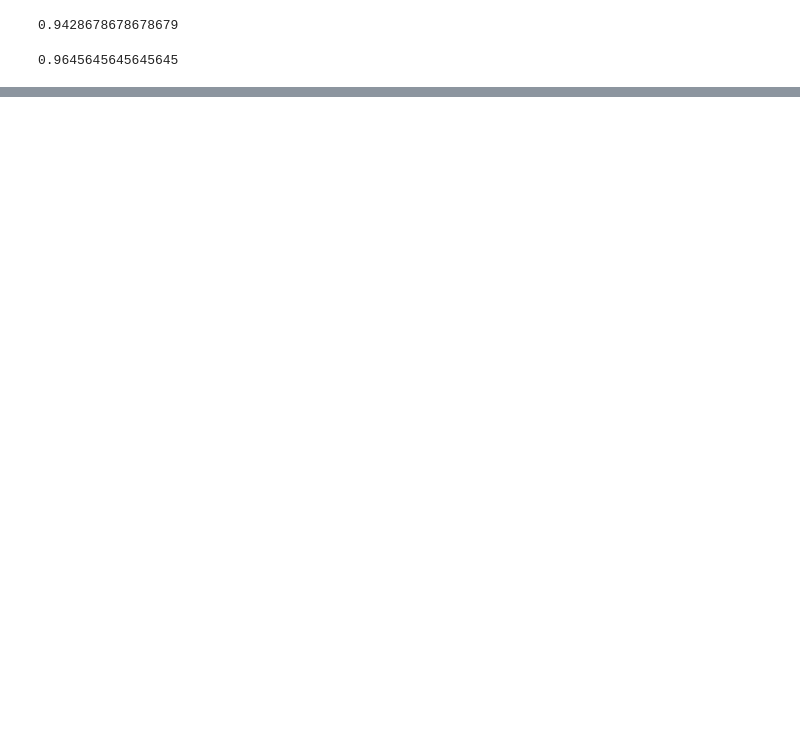
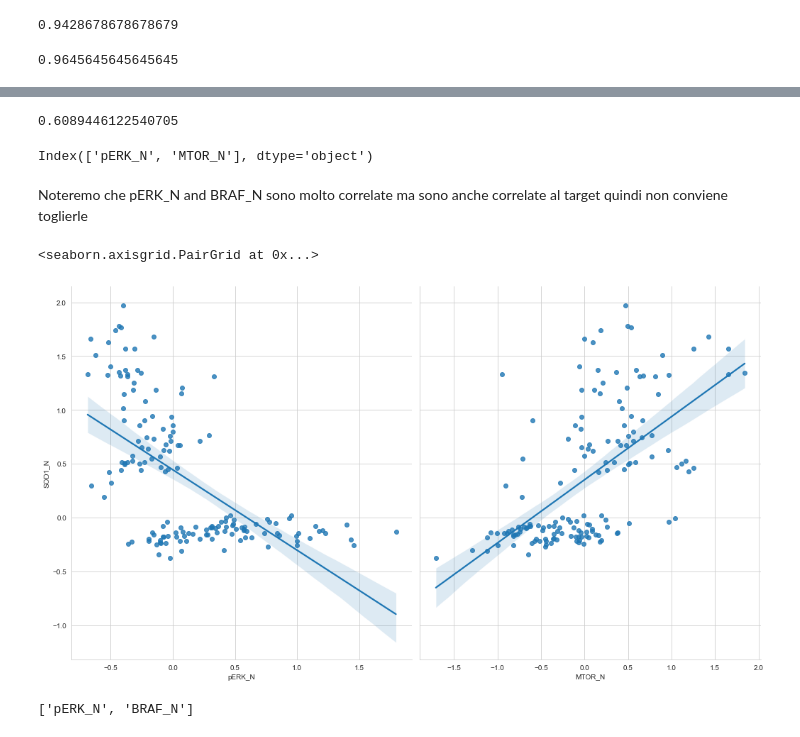
Before and after one commit to EmanuelSoda/ML_Homework, a Jupyter notebook: ML_bello.ipynb, the cells around one changed output, grey strips where cells are left out. Cells and saved outputs as stored; diff of their text form; code cells hidden in the pictures; blank space fills up the shorter version.

```diff
--- a/ML_bello.ipynb
+++ b/ML_bello.ipynb
@@ -482,0 +588,31 @@ weighted avg       0.99      0.99      0.99       245
+# %%
+corrMatReg = trainRG.corr()
+# Correlation with the output variable
+cor_target = abs(corrMatReg['SOD1_N']).drop('SOD1_N')
+# Selecting the highly correlated features
+relevant_features_2 = cor_target[cor_target > 0.605]
+max(relevant_features_2)
+relevant_features_2.index
+# %% [output]
+0.6089446122540705
+Index(['pERK_N', 'MTOR_N'], dtype='object')
+# %% [markdown]
+Noteremo che pERK_N and BRAF_N sono molto correlate ma sono anche correlate al target quindi non conviene toglierle
+# %%
+#f, axes = plt.subplots(9, 9, figsize=(7, 7), sharex=True)
+sns.pairplot(trainRG, x_vars = relevant_features_2.index,
+             y_vars = 'SOD1_N', size = 8, aspect = .9, kind = 'reg') #, kind = 'reg'
+plt.tight_layout()
+# %% [output]
+<seaborn.axisgrid.PairGrid at 0x...>
+[figure, added]
+# %%
+corrMatReg = trainRG.corr()
+upper = corrMatReg.where(np.triu(np.ones(corrMatReg.shape), k = 1).astype(np.bool))
+# Find index of feature columns with correlation greater than 0.78
+to_drop = [column for column in upper.columns if any(abs(upper[column]) > 0.85)]
+to_drop
+#sns.pairplot(trainRG[to_drop], diag_kind = 'hist', markers = '.', ) # , kind = 'reg'
+#trainRG = trainRG.drop(columns = to_drop, axis = 1)
+# %% [output]
+['pERK_N', 'BRAF_N']
```
Also changed, not shown: parts of 31 cells of this notebook.
